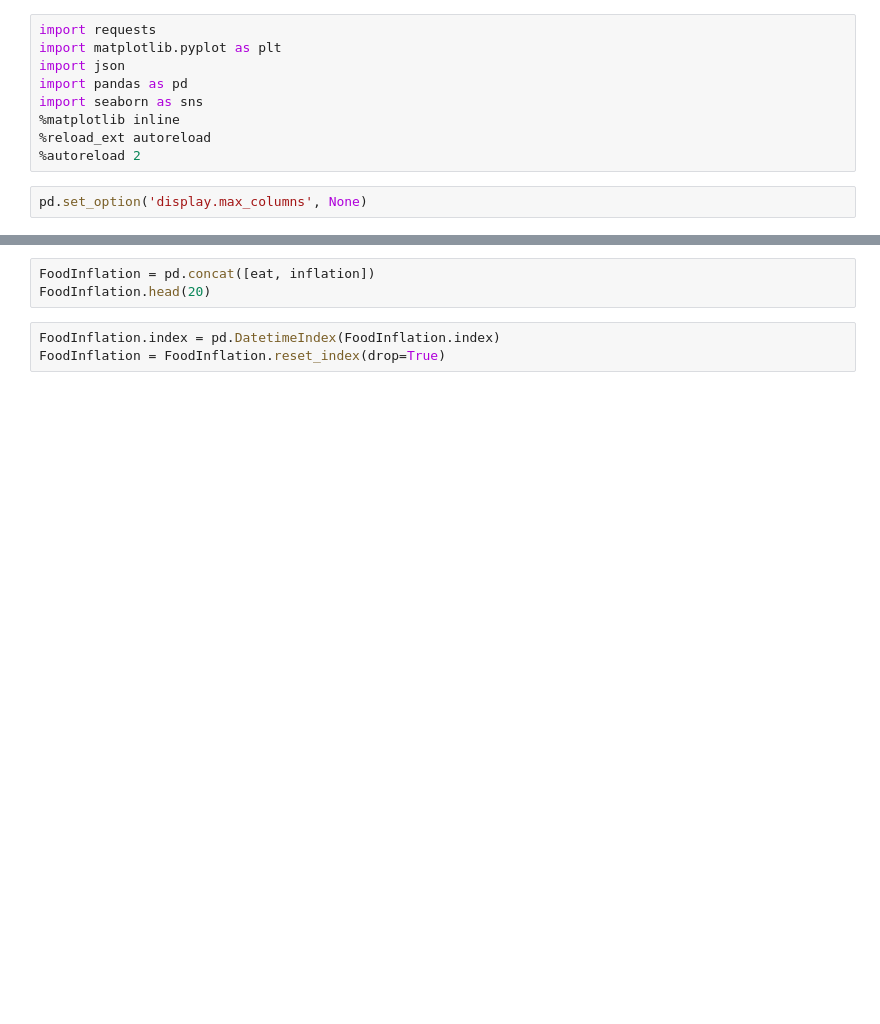
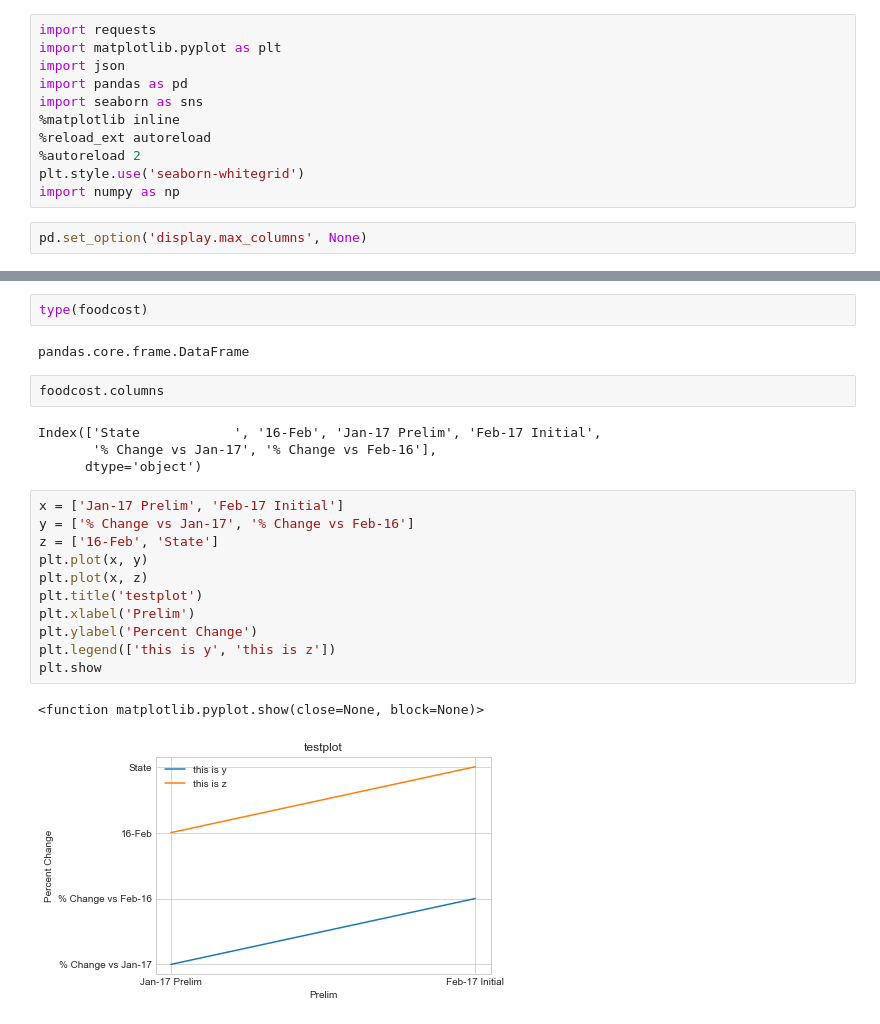
Before and after one commit to AuroraDelaney/hello_capstone, a Jupyter notebook: notebook/clean capstone notebook.ipynb, the cells around one changed output, grey strips where cells are left out. Drawn from its saved outputs; the diff is of its cells as text; blank space fills up the shorter version.

Commit message:
working on visuals for analyzing

```diff
--- a/notebook/clean capstone notebook.ipynb
+++ b/notebook/clean capstone notebook.ipynb
@@ -7,6 +7,8 @@ import seaborn as sns
 %matplotlib inline
 %reload_ext autoreload
 %autoreload 2
+plt.style.use('seaborn-whitegrid')
+import numpy as np
 # %%
 pd.set_option('display.max_columns', None)
 # %%
@@ -40,6 +127,24 @@ foodcost.head()
-# %%
-FoodInflation = pd.concat([eat, inflation])
-FoodInflation.head(20)
-# %%
-FoodInflation.index = pd.DatetimeIndex(FoodInflation.index)
-FoodInflation = FoodInflation.reset_index(drop=True)
+# %%
+type(foodcost)
+# %% [output]
+pandas.core.frame.DataFrame
+# %%
+foodcost.columns
+# %% [output]
+Index(['State            ', '16-Feb', 'Jan-17 Prelim', 'Feb-17 Initial',
+       '% Change vs Jan-17', '% Change vs Feb-16'],
+      dtype='object')
+# %%
+x = ['Jan-17 Prelim', 'Feb-17 Initial']
+y = ['% Change vs Jan-17', '% Change vs Feb-16']
+z = ['16-Feb', 'State']
+plt.plot(x, y)
+plt.plot(x, z)
+plt.title('testplot')
+plt.xlabel('Prelim')
+plt.ylabel('Percent Change')
+plt.legend(['this is y', 'this is z'])
+plt.show
+# %% [output]
+<function matplotlib.pyplot.show(close=None, block=None)>
+[figure, added]
```
Also changed, not shown: parts of 13 cells of this notebook, 7 other files.
